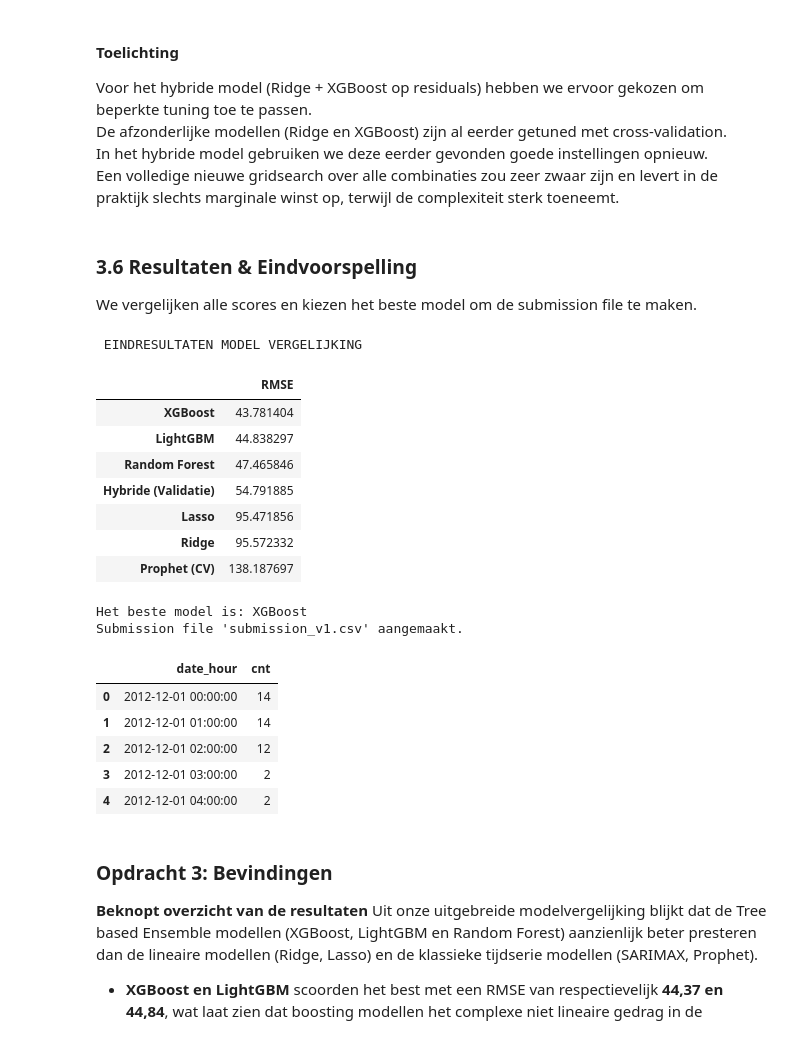
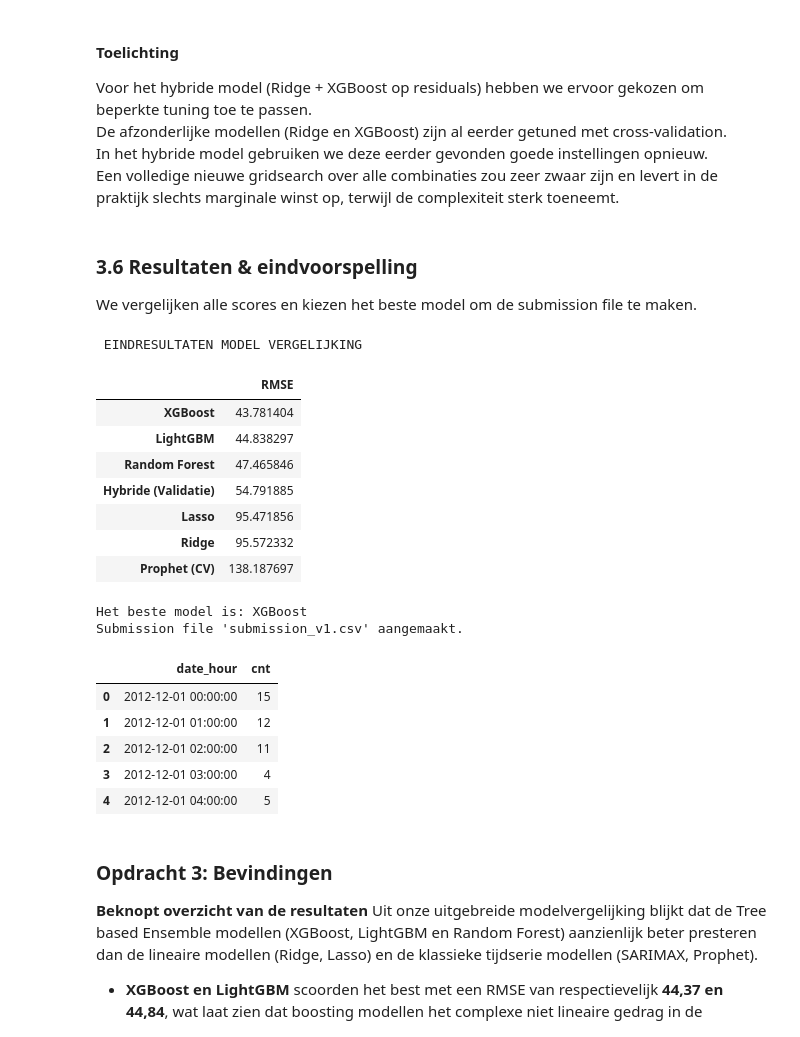
Before and after one commit to CaitlynAlyssa/MachineLearningGroep4, a Jupyter notebook: MLopdracht_2_groep4_meow.ipynb, the cells around one changed output. Drawn from its saved outputs; the diff is of its cells as text; code cells hidden in the pictures.

```diff
--- a/MLopdracht_2_groep4_meow.ipynb
+++ b/MLopdracht_2_groep4_meow.ipynb
@@ -1182,7 +1182,7 @@ De afzonderlijke modellen (Ridge en XGBoost) zijn al eerder getuned met cross-va
 In het hybride model gebruiken we deze eerder gevonden goede instellingen opnieuw.
 Een volledige nieuwe gridsearch over alle combinaties zou zeer zwaar zijn en levert in de praktijk slechts marginale winst op, terwijl de complexiteit sterk toeneemt.
 # %% [markdown]
-### 3.6 Resultaten & Eindvoorspelling
+### 3.6 Resultaten & eindvoorspelling
 We vergelijken alle scores en kiezen het beste model om de submission file te maken.
 # %%
 # Resultaten verzamelen
@@ -1202,40 +1202,53 @@ display(results_df)
 
 # Selecteer beste model
 best_model_name = results_df.index[0]
 print(f"\nHet beste model is: {best_model_name}")
 
-# Opnieuw trainen op ALLE data met het beste model
-final_model = best_lgb # Of de winnaar uit de lijst
+# Maak een dictionary van modellen
+model_dict = {
+    'Ridge': best_ridge,
+    'Lasso': best_lasso,
+    'Random Forest': best_rf,
+    'XGBoost': best_xgb,
+    'LightGBM': best_lgb,
+    'Hybride (Validatie)': None,
+    'Prophet (CV)': None
+}
+
+# Kies daadwerkelijk het beste model op basis van best_model_name
+final_model = model_dict[best_model_name]
+
+# Train het model op ALLE data
 final_model.fit(X, y)
 
 # Voorspellen op testset
 final_predictions = final_model.predict(test_eng)
 final_predictions[final_predictions < 0] = 0
 
 # Submission file maken
 submission = sample_submission.copy()
 submission['cnt'] = np.round(final_predictions).astype(int)
 submission.to_csv('submission_v1.csv', index=False)
 print("Submission file 'submission_v1.csv' aangemaakt.")
 display(submission.head())
 # %% [output]
  EINDRESULTATEN MODEL VERGELIJKING
 |  | RMSE |
 | XGBoost | 43.781404 |
 | LightGBM | 44.838297 |
 | Random Forest | 47.465846 |
 | Hybride (Validatie) | 54.791885 |
 | Lasso | 95.471856 |
 | Ridge | 95.572332 |
 | Prophet (CV) | 138.187697 |
 Het beste model is: XGBoost
 Submission file 'submission_v1.csv' aangemaakt.
 |  | date_hour | cnt |
-| 0 | 2012-12-01 00:00:00 | 14 |
-| 1 | 2012-12-01 01:00:00 | 14 |
-| 2 | 2012-12-01 02:00:00 | 12 |
-| 3 | 2012-12-01 03:00:00 | 2 |
-| 4 | 2012-12-01 04:00:00 | 2 |
+| 0 | 2012-12-01 00:00:00 | 15 |
+| 1 | 2012-12-01 01:00:00 | 12 |
+| 2 | 2012-12-01 02:00:00 | 11 |
+| 3 | 2012-12-01 03:00:00 | 4 |
+| 4 | 2012-12-01 04:00:00 | 5 |
 # %% [markdown]
 ### Opdracht 3: Bevindingen
 
```
Also changed, not shown: parts of 1 cell of this notebook, 1 other file.
